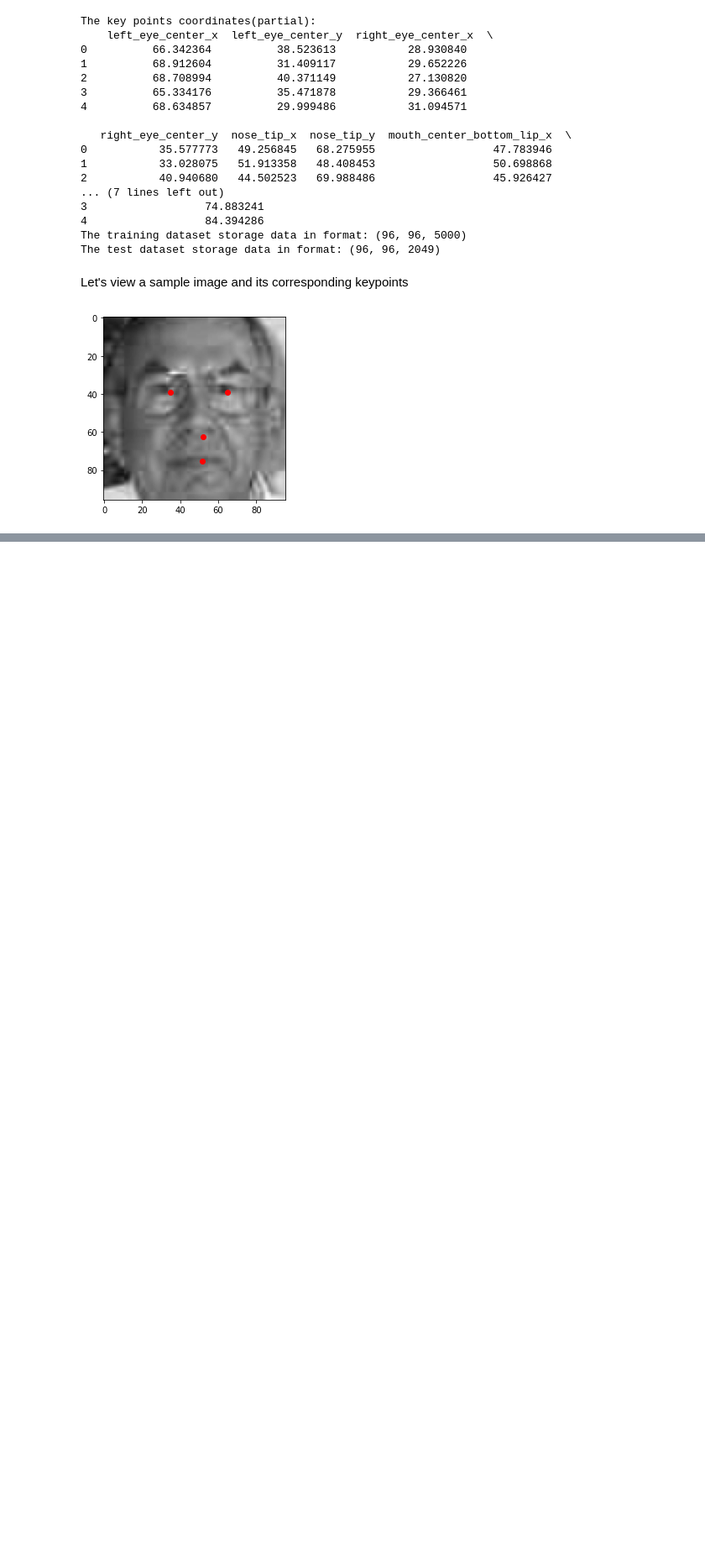
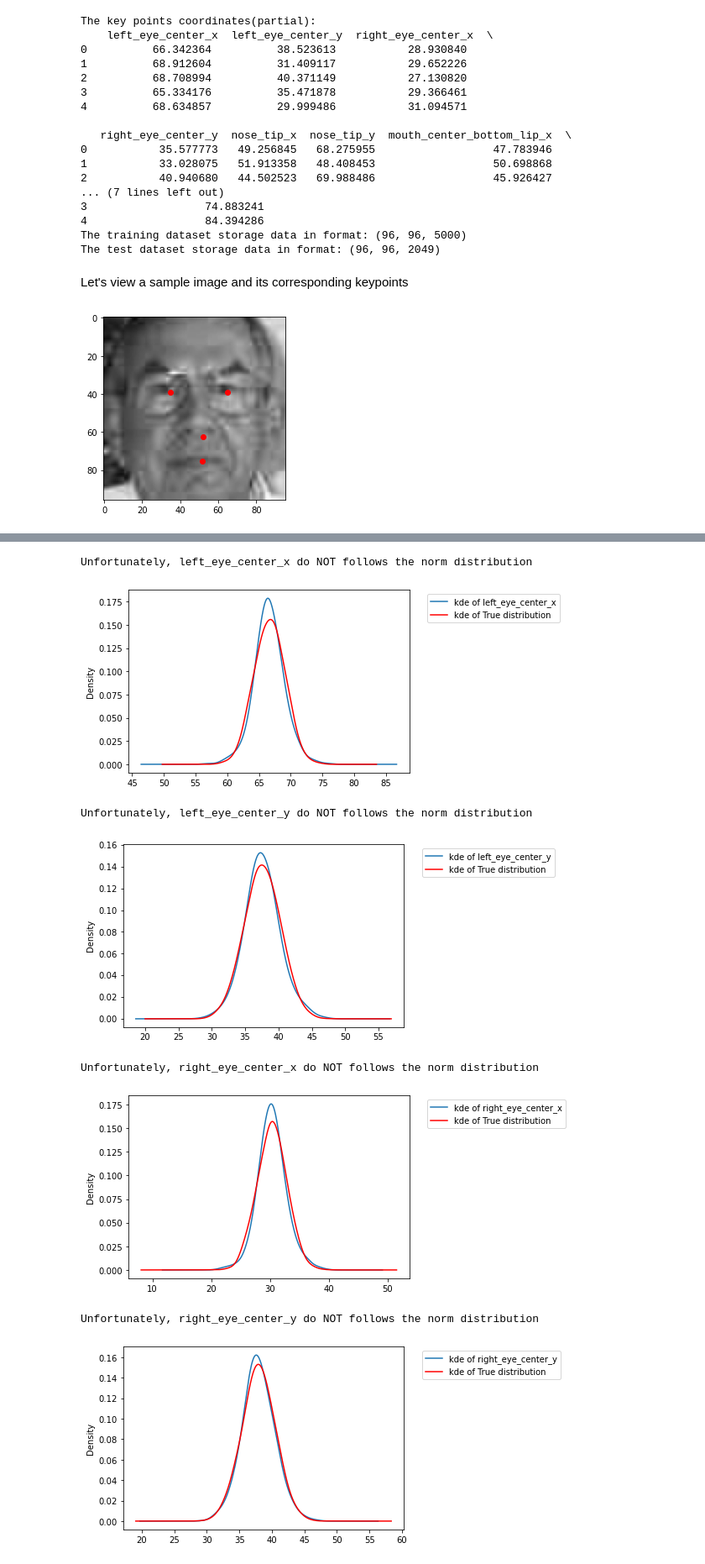
Before and after one commit to iClaude1998/KeyPoints-Detection, a Jupyter notebook: code/KeyPoint_Detect.ipynb, the cells around one changed output, grey strips where cells are left out. Shown: that part at 84% size. Drawn from its saved outputs; the diff is of its cells as text; code cells hidden in the pictures; blank space fills up the shorter version.

```diff
--- a/code/KeyPoint_Detect.ipynb
+++ b/code/KeyPoint_Detect.ipynb
@@ -65,0 +158,33 @@ view_sample(train_imgs, labels, 50)
+# %%
+def Ks_test(labels, verify_feature, verify_distribustion='norm'):
+    test_labels = labels[verify_feature].dropna()
+    mean = test_labels.mean()
+    std = test_labels.std()
+    test_labels = test_labels[(test_labels >= (mean - 3*std)) & (test_labels <= (mean + 3*std))]
+    D, p = stats.kstest(test_labels, verify_distribustion, (test_labels.mean(), test_labels.std()))
+    if p >= 0.05:
+        print('{} follows the {} distribution'.format(verify_feature, verify_distribustion))
+    else:
+        print('Unfortunately, {} do NOT follows the {} distribution'.format(verify_feature, verify_distribustion))
+        test_labels.plot.kde(bw_method=0.3)
+        pdf = getattr(stats, verify_distribustion)
+        samples = pdf.rvs(loc=test_labels.mean(), scale=test_labels.std(), size=len(test_labels))
+        pd.Series(samples).plot.kde(bw_method=0.3, c='r')
+        plt.legend(['kde of {}'.format(verify_feature), 'kde of True distribution'], loc=2, bbox_to_anchor=(1.05,1.0))
+        plt.show()
+# %%
+full_locs = ['left_eye_center_x', 'left_eye_center_y',
+             'right_eye_center_x', 'right_eye_center_y',
+             'nose_tip_x', 'nose_tip_y',
+             'mouth_center_bottom_lip_x', 'mouth_center_bottom_lip_y']
+for loc in full_locs:
+    Ks_test(labels, loc)
+# %% [output]
+Unfortunately, left_eye_center_x do NOT follows the norm distribution
+[figure, added]
+Unfortunately, left_eye_center_y do NOT follows the norm distribution
+[figure, added]
+Unfortunately, right_eye_center_x do NOT follows the norm distribution
+[figure, added]
+Unfortunately, right_eye_center_y do NOT follows the norm distribution
+[figure, added]
```
Also changed, not shown: parts of 13 cells of this notebook.
